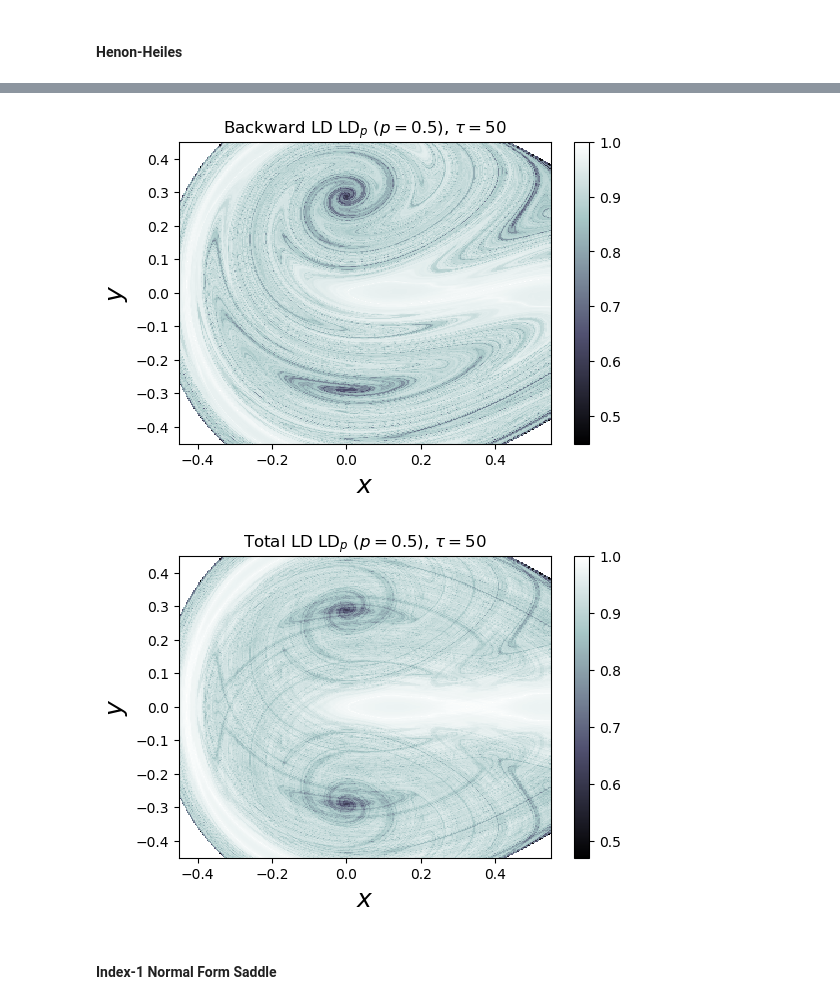
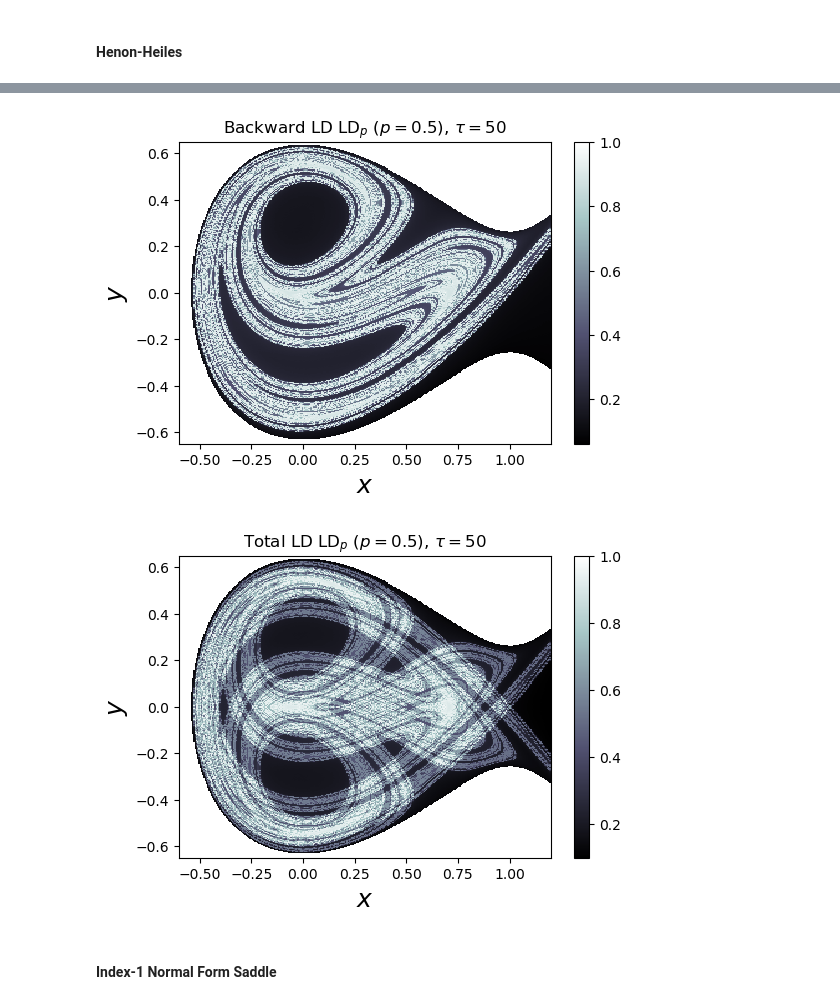
Before and after one commit to champsproject/ldds, a Jupyter notebook: LD_Python_Examples.ipynb, the cells around one changed output, grey strips where cells are left out. Cells and saved outputs as stored; diff of their text form; code cells hidden in the pictures.

```diff
--- a/LD_Python_Examples.ipynb
+++ b/LD_Python_Examples.ipynb
@@ -241,9 +241,10 @@ tau = 50
 p_value = 1/2
 
 # Mesh visualisation slice parameters
-H0 = 1/6 # Energy
-ax1_min,ax1_max = [-0.45, 0.55]
-ax2_min,ax2_max = [-0.45, 0.45]
+H0 = 1/5 # Energy
+
+ax1_min,ax1_max = [-0.6, 1.2]
+ax2_min,ax2_max = [-0.65, 0.65]
 N1, N2 = [300, 300]
 
 # Box escape condition
@@ -276,5 +277,5 @@ LD_backward = compute_lagrangian_descriptor(grid_parameters, vector_field, -tau,
 draw_lagrangian_descriptor(LD_backward, 'backward', slice_parameters, tau, p_value)
 
 LD_total = LD_forward + LD_backward
-draw_lagrangian_descriptor(LD_total, 'total', slice_parameters, tau, p_value)
+draw_lagrangian_descriptor(LD_total, 'total', slice_parameters, tau, p_value)s
 # %% [output]
@@ -282,5 +283,5 @@ draw_lagrangian_descriptor(LD_total, 'total', slice_parameters, tau, p_value)
-[figure, old version]
+[figure, new version]
-[figure, old version]
+[figure, new version]
 # %% [markdown]
 #### Index-1 Normal Form Saddle
 # %%
```
Also changed, not shown: parts of 10 cells of this notebook.
